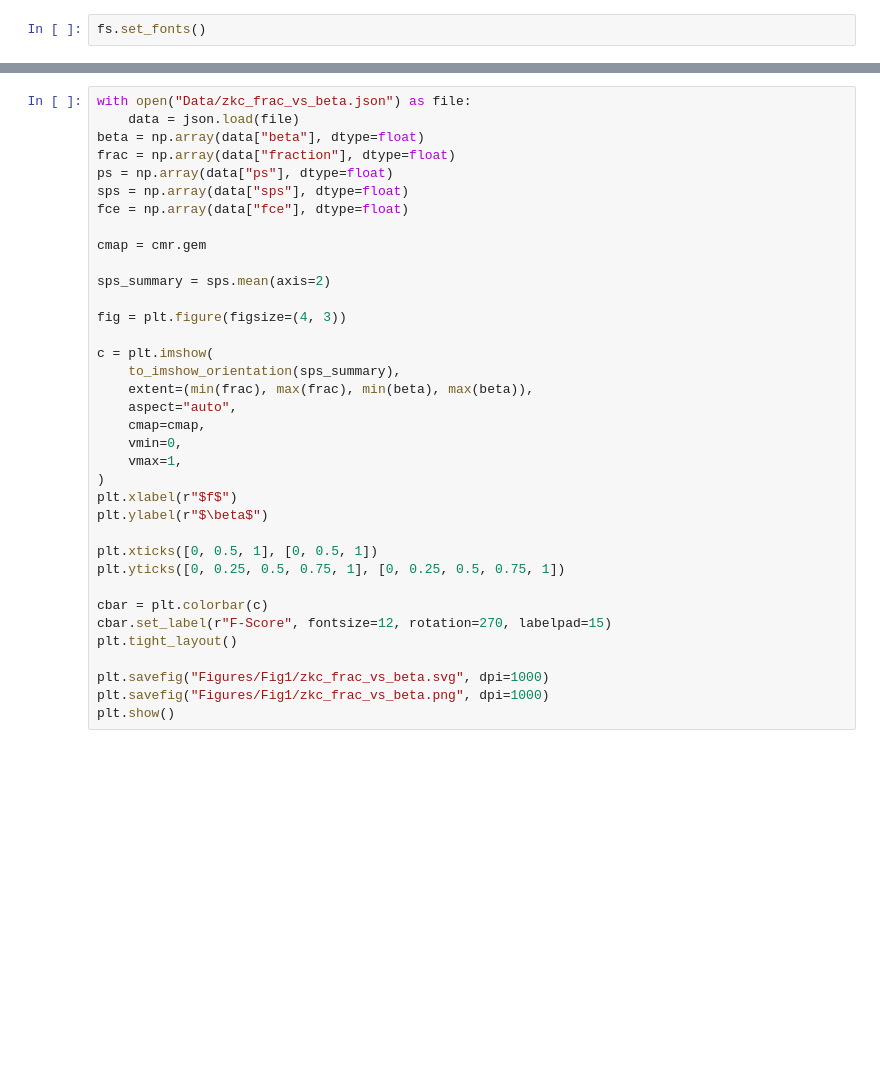
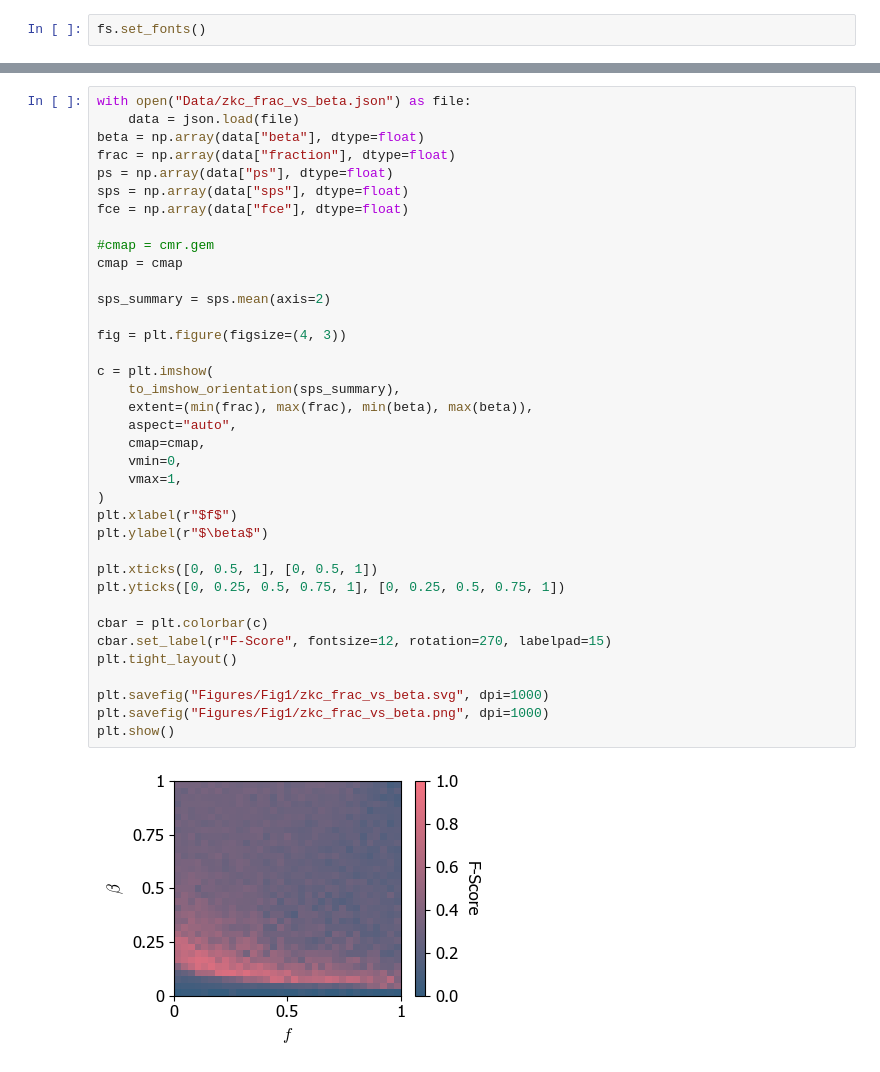
Before and after one commit to nwlandry/complex-network-reconstruction, a Jupyter notebook: plot_fig1.ipynb, the cells around one changed output, grey strips where cells are left out. Saved outputs shown, nothing was run; the diff lists cells and outputs as text; blank space fills up the shorter version.

```diff
--- a/plot_fig1.ipynb
+++ b/plot_fig1.ipynb
@@ -208,31 +228,34 @@ frac = np.array(data["fraction"], dtype=float)
 ps = np.array(data["ps"], dtype=float)
 sps = np.array(data["sps"], dtype=float)
 fce = np.array(data["fce"], dtype=float)
 
-cmap = cmr.gem
+#cmap = cmr.gem
+cmap = cmap
 
 sps_summary = sps.mean(axis=2)
 
 fig = plt.figure(figsize=(4, 3))
 
 c = plt.imshow(
     to_imshow_orientation(sps_summary),
     extent=(min(frac), max(frac), min(beta), max(beta)),
     aspect="auto",
     cmap=cmap,
     vmin=0,
     vmax=1,
 )
 plt.xlabel(r"$f$")
 plt.ylabel(r"$\beta$")
 
 plt.xticks([0, 0.5, 1], [0, 0.5, 1])
 plt.yticks([0, 0.25, 0.5, 0.75, 1], [0, 0.25, 0.5, 0.75, 1])
 
 cbar = plt.colorbar(c)
 cbar.set_label(r"F-Score", fontsize=12, rotation=270, labelpad=15)
 plt.tight_layout()
 
 plt.savefig("Figures/Fig1/zkc_frac_vs_beta.svg", dpi=1000)
 plt.savefig("Figures/Fig1/zkc_frac_vs_beta.png", dpi=1000)
 plt.show()
+# %% [output]
+[figure, added]
```
Also changed, not shown: parts of 6 cells of this notebook, 2 other files.
